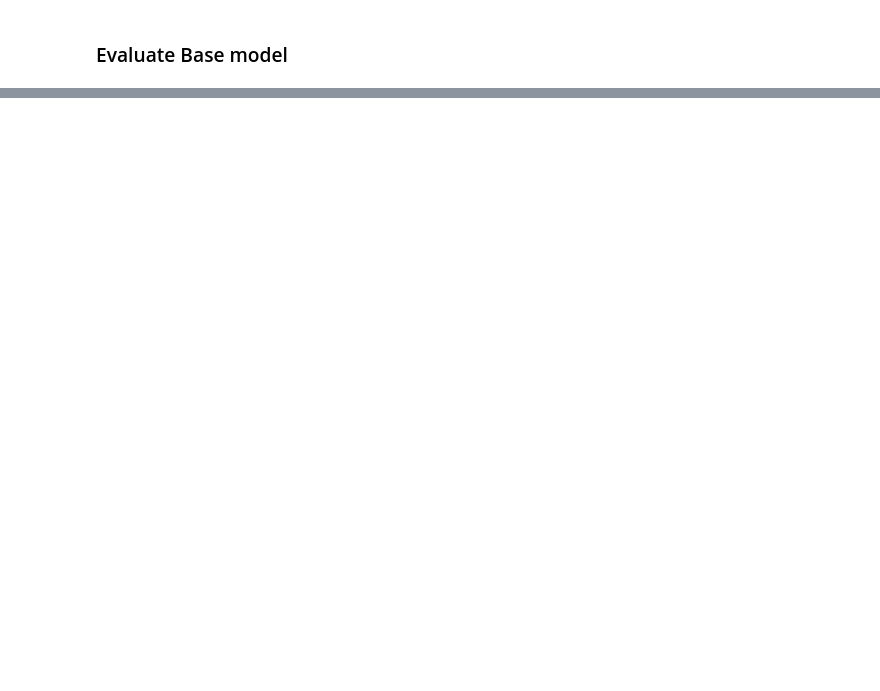
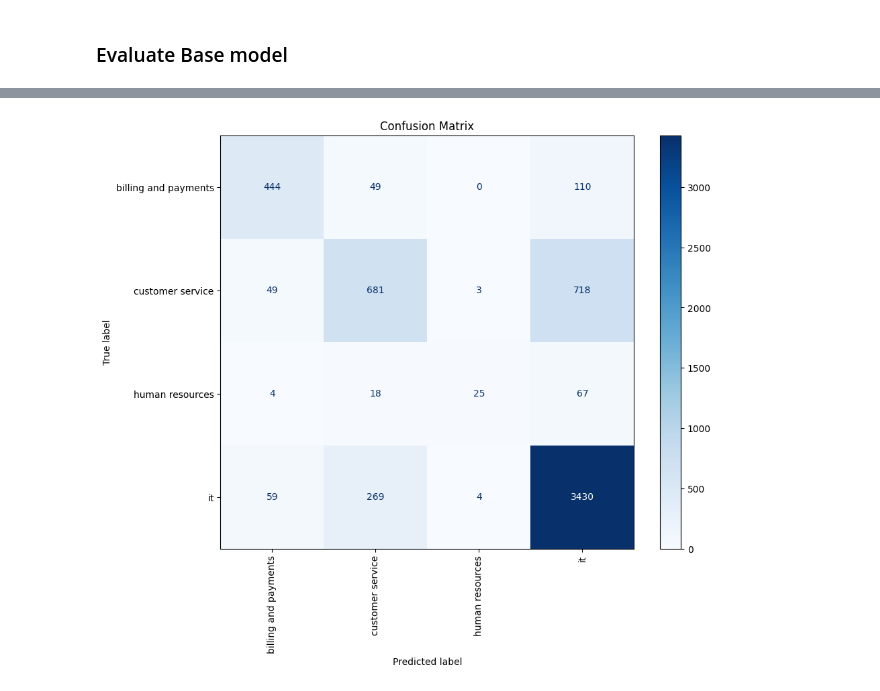
Before and after one commit to janoantelo7/IT-ticket-classifier, a Jupyter notebook: notebooks/it-ticket-classifier.ipynb, the cells around one changed output, grey strips where cells are left out. Cells and saved outputs as stored; diff of their text form; code cells hidden in the pictures; blank space fills up the shorter version.

```diff
--- a/notebooks/it-ticket-classifier.ipynb
+++ b/notebooks/it-ticket-classifier.ipynb
@@ -407,0 +446,12 @@ Service Outages and Maintenance       0.41      0.69      0.52       231
+# %%
+from sklearn.feature_extraction.text import TfidfVectorizer
+from sklearn.svm import LinearSVC
+
+tfidf = TfidfVectorizer(max_features=20000)
+
+X_train_tfidf = tfidf.fit_transform(X_train)
+X_test_tfidf = tfidf.transform(X_test)
+
+base_model = LinearSVC(max_iter=1000, random_state=42, class_weight="balanced")
+
+base_model.fit(X_train_tfidf, y_train)
@@ -407,0 +518,14 @@ Service Outages and Maintenance       0.41      0.69      0.52       231
+# %%
+import tensorflow as tf
+from keras.callbacks import EarlyStopping
+
+X = tf.constant(X_train, dtype=tf.string)
+
+callbacks = EarlyStopping(
+    monitor="val_loss",
+    patience=3,
+    restore_best_weights=True
+)
+
+
+history = model.fit(X, y_train, epochs=50, validation_split=0.2, callbacks=callbacks,verbose=1)
@@ -407,0 +559,20 @@ Service Outages and Maintenance       0.41      0.69      0.52       231
+# %%
+from sklearn.metrics import confusion_matrix, ConfusionMatrixDisplay
+import matplotlib.pyplot as plt
+import numpy as np
+
+# Get predictions on the test set
+X_test_tf = tf.constant(X_test, dtype=tf.string)
+predictions = model.predict(X_test_tf)
+predicted_classes = np.argmax(predictions, axis=1)
+
+# Generate the confusion matrix
+cm = confusion_matrix(y_test, predicted_classes)
+
+# Display the confusion matrix
+fig, ax = plt.subplots(figsize=(10, 8))
+display_cm = ConfusionMatrixDisplay(confusion_matrix=cm, display_labels=le_grouped.classes_)
+display_cm.plot(cmap=plt.cm.Blues, ax=ax, xticks_rotation='vertical')
+plt.title('Confusion Matrix')
+plt.show()
+# %% [output]
@@ -407,0 +580 @@ Service Outages and Maintenance       0.41      0.69      0.52       231
+[figure, added]
```
Also changed, not shown: parts of 15 cells of this notebook.
